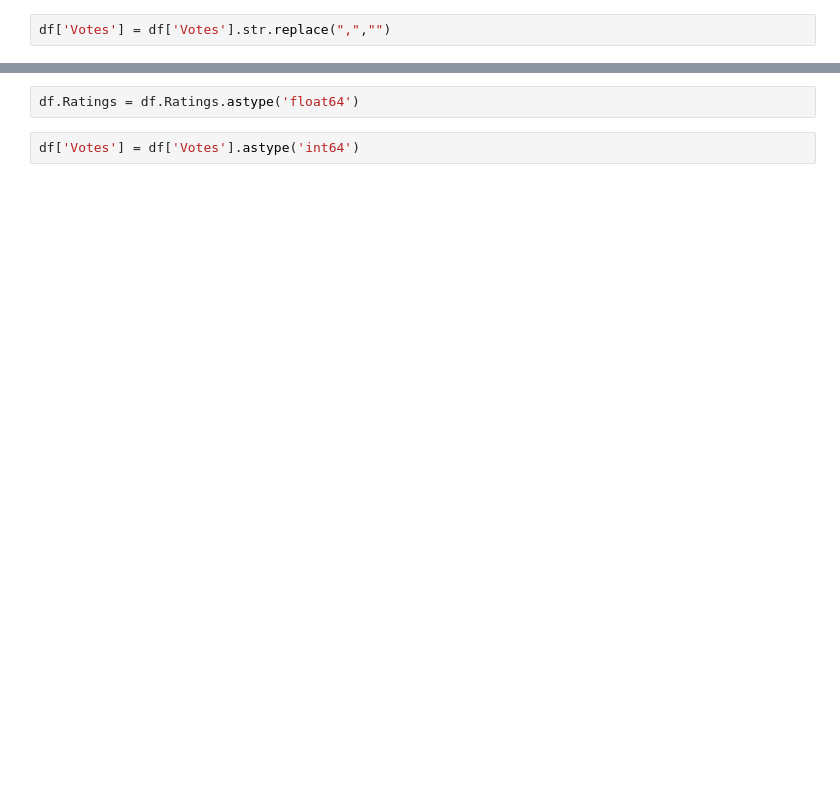
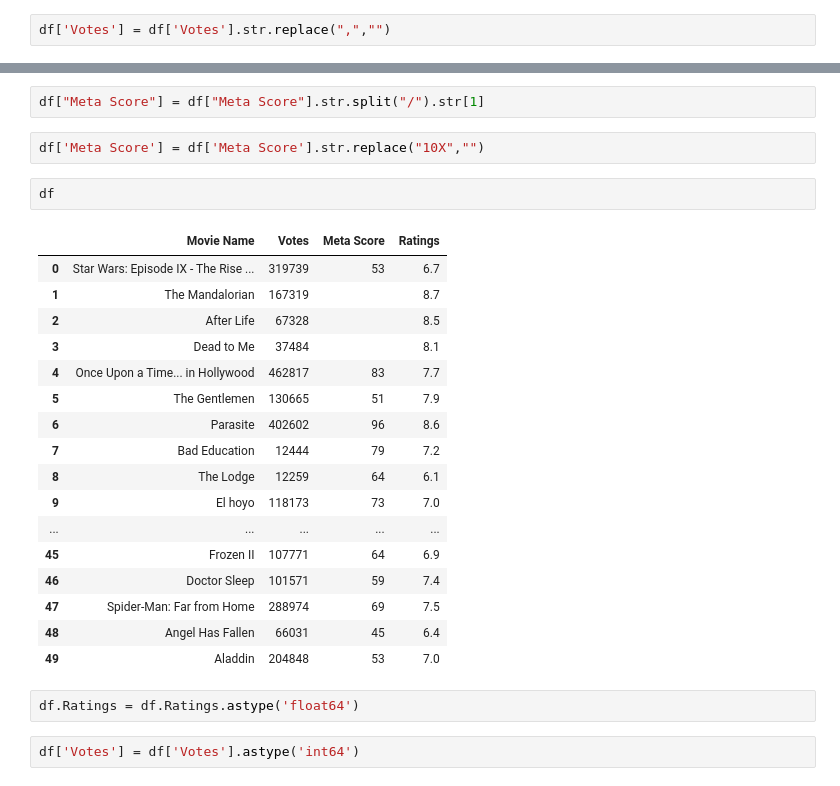
Before and after one commit to valencialie11/capstone-webscraping, a Jupyter notebook: Webscraping.ipynb, the cells around one changed output, grey strips where cells are left out. Cells and saved outputs as stored; diff of their text form; blank space fills up the shorter version.

```diff
--- a/Webscraping.ipynb
+++ b/Webscraping.ipynb
@@ -124,3 +224,27 @@ df['Votes'] = df['Votes'].str.replace(",","")
+# %%
+df["Meta Score"] = df["Meta Score"].str.split("/").str[1]
+# %%
+df['Meta Score'] = df['Meta Score'].str.replace("10X","")
+# %%
+df
+# %% [output]
+|  | Movie Name | Votes | Meta Score | Ratings |
+| 0 | Star Wars: Episode IX - The Rise ... | 319739 | 53 | 6.7 |
+| 1 | The Mandalorian | 167319 |  | 8.7 |
+| 2 | After Life | 67328 |  | 8.5 |
+| 3 | Dead to Me | 37484 |  | 8.1 |
+| 4 | Once Upon a Time... in Hollywood | 462817 | 83 | 7.7 |
+| 5 | The Gentlemen | 130665 | 51 | 7.9 |
+| 6 | Parasite | 402602 | 96 | 8.6 |
+| 7 | Bad Education | 12444 | 79 | 7.2 |
+| 8 | The Lodge | 12259 | 64 | 6.1 |
+| 9 | El hoyo | 118173 | 73 | 7.0 |
+| ... | ... | ... | ... | ... |
+| 45 | Frozen II | 107771 | 64 | 6.9 |
+| 46 | Doctor Sleep | 101571 | 59 | 7.4 |
+| 47 | Spider-Man: Far from Home | 288974 | 69 | 7.5 |
+| 48 | Angel Has Fallen | 66031 | 45 | 6.4 |
+| 49 | Aladdin | 204848 | 53 | 7.0 |
 # %%
 df.Ratings = df.Ratings.astype('float64')
 # %%
```
Also changed, not shown: parts of 23 cells of this notebook, 2 other files.
